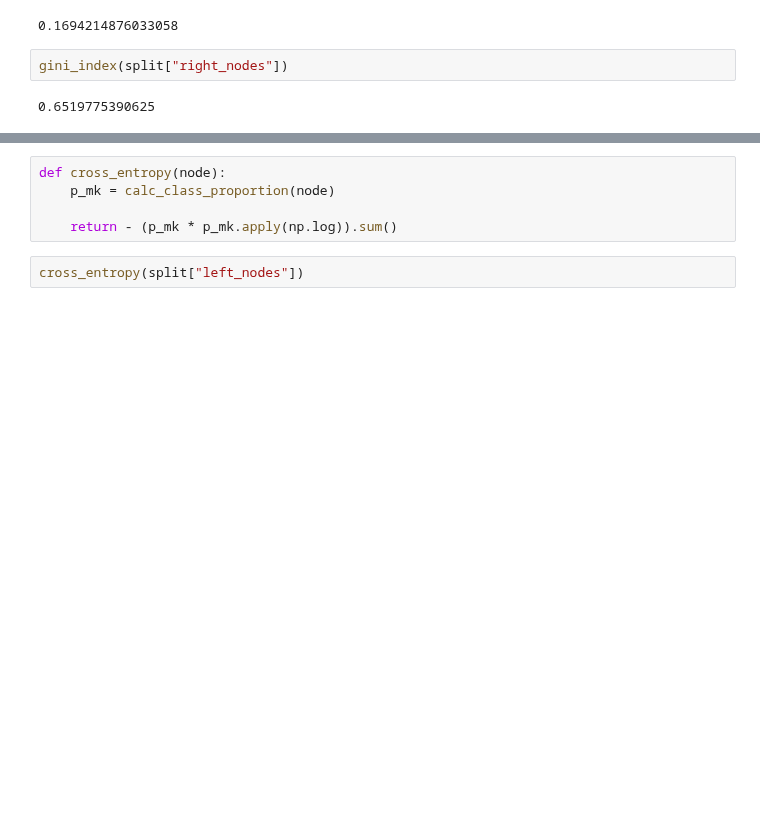
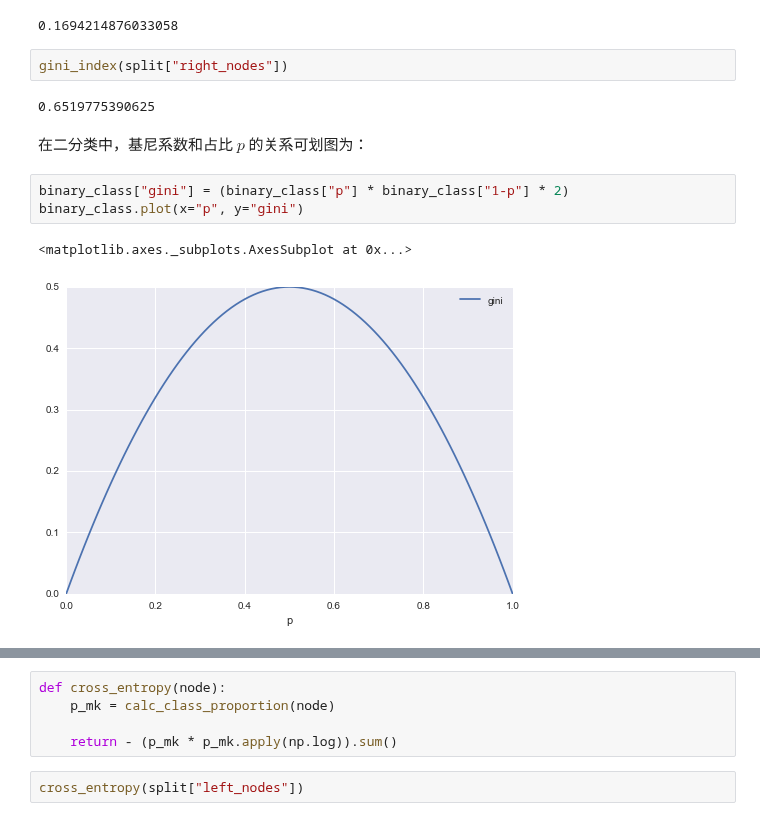
Before and after one commit to facaiy/book_notes, a Jupyter notebook: machine_learning/tree/decision_tree/demo.ipynb, the cells around one changed output, grey strips where cells are left out. Cells and saved outputs as stored; diff of their text form; blank space fills up the shorter version.

```diff
--- a/machine_learning/tree/decision_tree/demo.ipynb
+++ b/machine_learning/tree/decision_tree/demo.ipynb
@@ -197,3 +226,11 @@ gini_index(split["left_nodes"])
 gini_index(split["right_nodes"])
 # %% [output]
 0.6519775390625
+# %% [markdown]
+在二分类中，基尼系数和占比 $p$ 的关系可划图为：
+# %%
+binary_class["gini"] = (binary_class["p"] * binary_class["1-p"] * 2)
+binary_class.plot(x="p", y="gini")
+# %% [output]
+<matplotlib.axes._subplots.AxesSubplot at 0x...>
+[figure, added]
```
Also changed, not shown: parts of 26 cells of this notebook.
